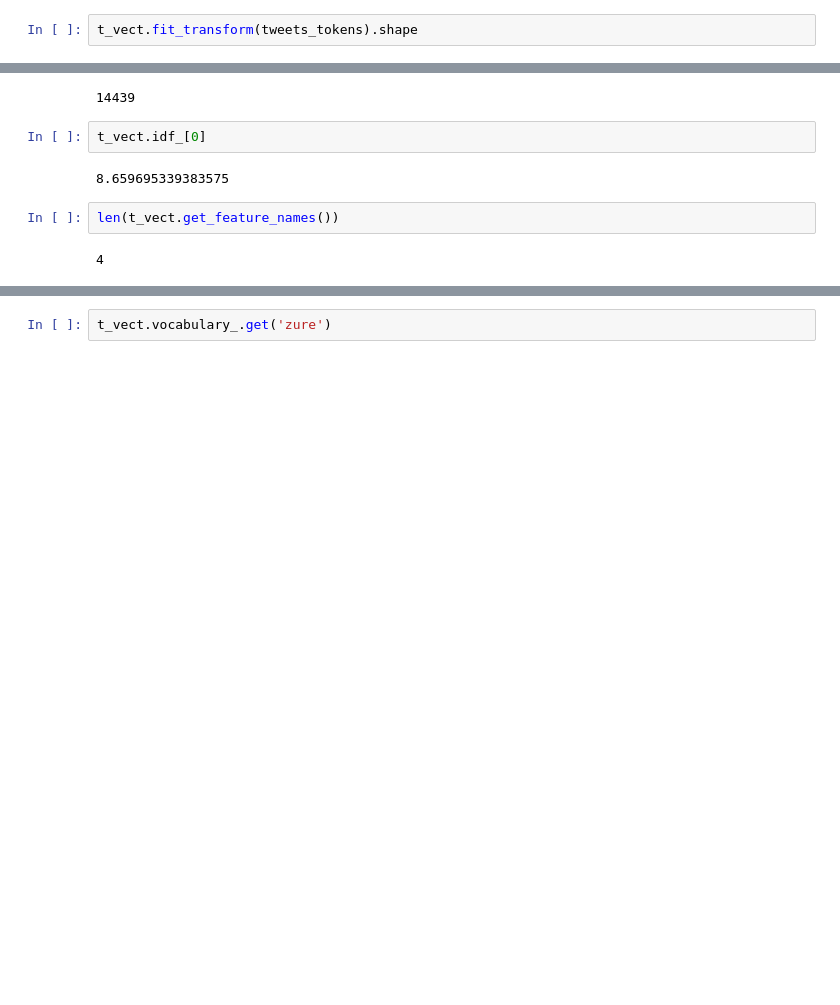
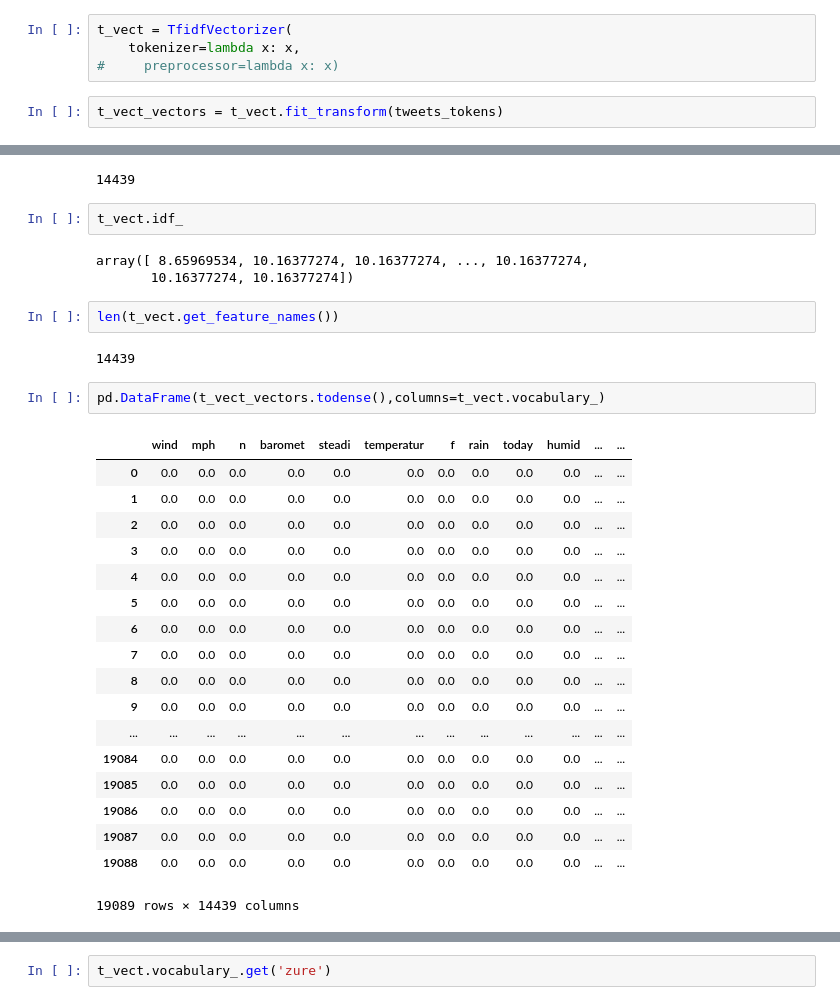
Before and after one commit to brownworth/TwitterDisaster, a Jupyter notebook: ThesisCode.ipynb, the cells around one changed output, grey strips where cells are left out. Cells and saved outputs as stored; diff of their text form; blank space fills up the shorter version.

```diff
--- a/ThesisCode.ipynb
+++ b/ThesisCode.ipynb
@@ -740,2 +836,6 @@ t_vect = TfidfVectorizer(
+# %%
+t_vect = TfidfVectorizer(
+    tokenizer=lambda x: x,
+#     preprocessor=lambda x: x)
 # %%
-t_vect.fit_transform(tweets_tokens).shape
+t_vect_vectors = t_vect.fit_transform(tweets_tokens)
@@ -773,11 +852,33 @@ len(t_vect.idf_)
 # %% [output]
 14439
 # %%
-t_vect.idf_[0]
+t_vect.idf_
 # %% [output]
-8.659695339383575
+array([ 8.65969534, 10.16377274, 10.16377274, ..., 10.16377274,
+       10.16377274, 10.16377274])
 # %%
 len(t_vect.get_feature_names())
 # %% [output]
-4
+14439
+# %%
+pd.DataFrame(t_vect_vectors.todense(),columns=t_vect.vocabulary_)
+# %% [output]
+|  | wind | mph | n | baromet | steadi | temperatur | f | rain | today | humid | ... | ... |
+| 0 | 0.0 | 0.0 | 0.0 | 0.0 | 0.0 | 0.0 | 0.0 | 0.0 | 0.0 | 0.0 | ... | ... |
+| 1 | 0.0 | 0.0 | 0.0 | 0.0 | 0.0 | 0.0 | 0.0 | 0.0 | 0.0 | 0.0 | ... | ... |
+| 2 | 0.0 | 0.0 | 0.0 | 0.0 | 0.0 | 0.0 | 0.0 | 0.0 | 0.0 | 0.0 | ... | ... |
+| 3 | 0.0 | 0.0 | 0.0 | 0.0 | 0.0 | 0.0 | 0.0 | 0.0 | 0.0 | 0.0 | ... | ... |
+| 4 | 0.0 | 0.0 | 0.0 | 0.0 | 0.0 | 0.0 | 0.0 | 0.0 | 0.0 | 0.0 | ... | ... |
+| 5 | 0.0 | 0.0 | 0.0 | 0.0 | 0.0 | 0.0 | 0.0 | 0.0 | 0.0 | 0.0 | ... | ... |
+| 6 | 0.0 | 0.0 | 0.0 | 0.0 | 0.0 | 0.0 | 0.0 | 0.0 | 0.0 | 0.0 | ... | ... |
+| 7 | 0.0 | 0.0 | 0.0 | 0.0 | 0.0 | 0.0 | 0.0 | 0.0 | 0.0 | 0.0 | ... | ... |
+| 8 | 0.0 | 0.0 | 0.0 | 0.0 | 0.0 | 0.0 | 0.0 | 0.0 | 0.0 | 0.0 | ... | ... |
+| 9 | 0.0 | 0.0 | 0.0 | 0.0 | 0.0 | 0.0 | 0.0 | 0.0 | 0.0 | 0.0 | ... | ... |
+| ... | ... | ... | ... | ... | ... | ... | ... | ... | ... | ... | ... | ... |
+| 19084 | 0.0 | 0.0 | 0.0 | 0.0 | 0.0 | 0.0 | 0.0 | 0.0 | 0.0 | 0.0 | ... | ... |
+| 19085 | 0.0 | 0.0 | 0.0 | 0.0 | 0.0 | 0.0 | 0.0 | 0.0 | 0.0 | 0.0 | ... | ... |
+| 19086 | 0.0 | 0.0 | 0.0 | 0.0 | 0.0 | 0.0 | 0.0 | 0.0 | 0.0 | 0.0 | ... | ... |
+| 19087 | 0.0 | 0.0 | 0.0 | 0.0 | 0.0 | 0.0 | 0.0 | 0.0 | 0.0 | 0.0 | ... | ... |
+| 19088 | 0.0 | 0.0 | 0.0 | 0.0 | 0.0 | 0.0 | 0.0 | 0.0 | 0.0 | 0.0 | ... | ... |
+19089 rows × 14439 columns
 # %%
```
Also changed, not shown: parts of 24 cells of this notebook.
